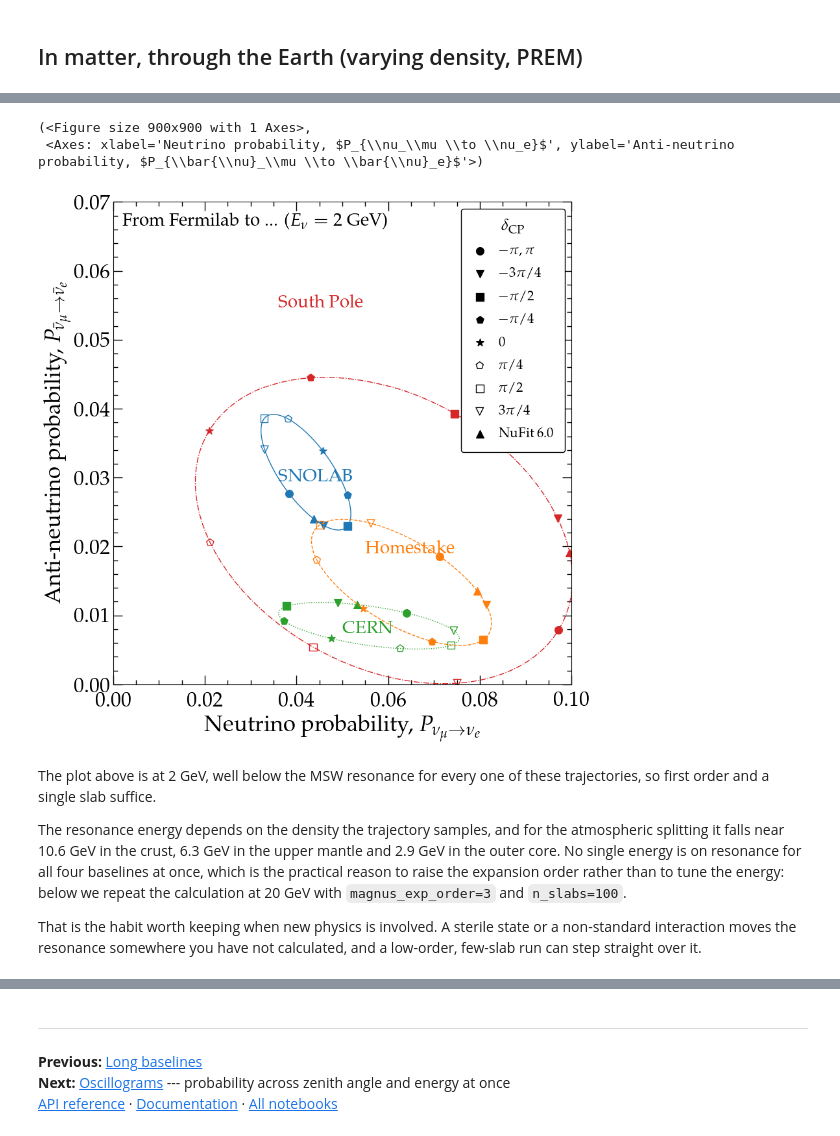
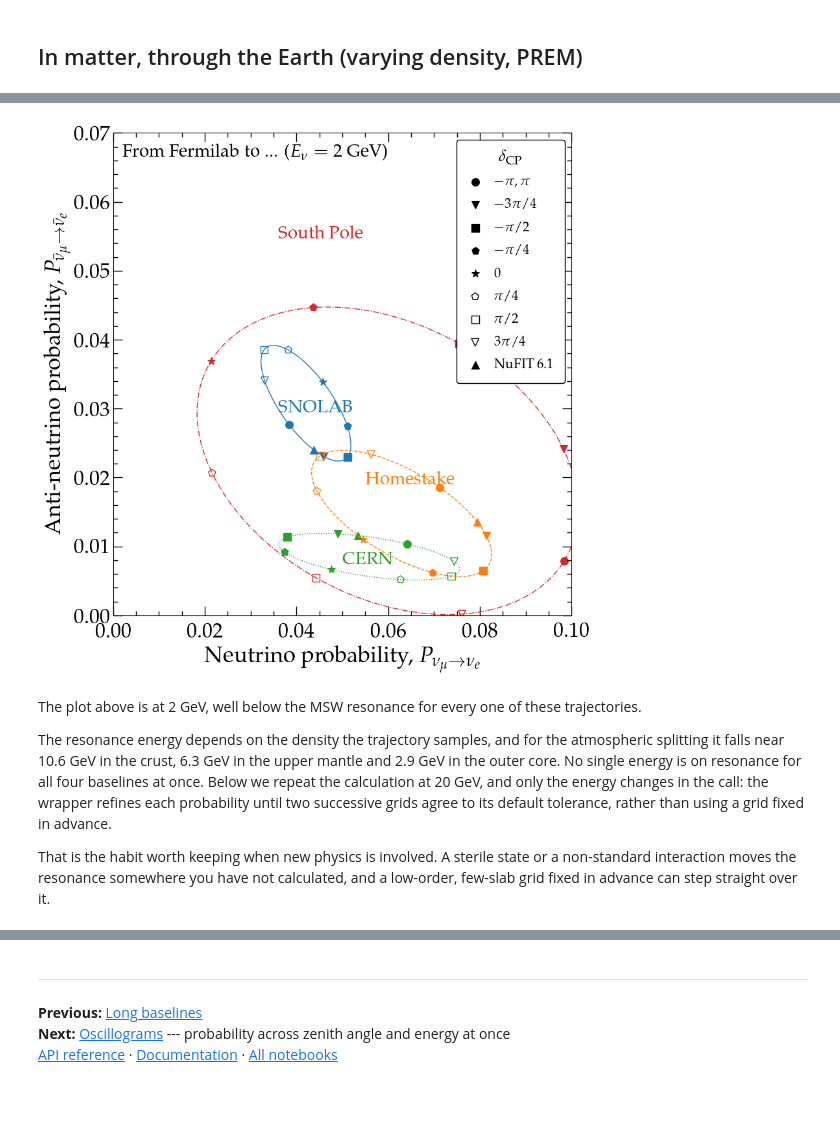
Before and after one commit to mbustama/Magnus, a Jupyter notebook: notebooks/05_magnus_biprobability.ipynb, the cells around one changed output, grey strips where cells are left out. Cells and saved outputs as stored; diff of their text form; code cells hidden in the pictures; blank space fills up the shorter version.

```diff
--- a/notebooks/05_magnus_biprobability.ipynb
+++ b/notebooks/05_magnus_biprobability.ipynb
@@ -701,37 +632,34 @@ detector = South Pole
 # %%
-make_plot_biprobability(prob_nu_arr, prob_nubar_arr,
-                        lc=['C0', 'C1', 'C2', 'C3'], ls=['-', '--', ':', '-.'], lw=[1.0, 1.0, 1.0, 1.0],
-                        points_sel_arr=points_sel_arr,
-                        label_prob_nu=r'Neutrino probability, $P_{\nu_\mu \to \nu_e}$',
-                        label_prob_nubar=r'Anti-neutrino probability, $P_{\bar{\nu}_\mu \to \bar{\nu}_e}$',
-                        annotations=[
-                            {'text': r'From Fermilab to ... ($E_\nu = 2$~GeV)', 'xy': (0.02,0.95), 'color': 'k', 'fontsize': 20,
-                             'ha': 'left'},
-                            {'text': 'SNOLAB', 'xy': (0.36,0.42), 'color': 'C0', 'fontsize': 20, 'ha': 'left'},
-                            {'text': 'Homestake', 'xy': (0.55,0.27), 'color': 'C1', 'fontsize': 20, 'ha': 'left'},
-                            {'text': 'CERN', 'xy': (0.50,0.105), 'color': 'C2', 'fontsize': 20, 'ha': 'left'},
-                            {'text': 'South Pole', 'xy': (0.36,0.78), 'color': 'C3', 'fontsize': 20, 'ha': 'left'}
-                        ],
-                        xaxis_major_locator=mpl.ticker.MultipleLocator(base=0.02),
-                        xaxis_minor_locator=mpl.ticker.MultipleLocator(base=0.005),
-                        yaxis_major_locator=mpl.ticker.MultipleLocator(base=0.01),
-                        yaxis_minor_locator=mpl.ticker.MultipleLocator(base=0.002),
-                        leg_fontsize=15, leg_loc='upper right', leg_ncol=1, xlim=[0,0.10], ylim=[0,0.07], save_fig=False)
+energy = 2*gd.UNIT_GEV # [eV]
+
+fig, ax = plotting.plot_biprobability(
+    configurations=configurations, dcp=dCP_arr, energy=energy, nu_i=nu_i, nu_f=nu_f,
+    num_flavors=3, osc_params=NUFIT_NO, markers=markers_sel, curve_kw=curve_kw,
+    xlabel=label_prob_nu, ylabel=label_prob_nubar,
+    annotations=[
+        {'text': r'From Fermilab to ... ($E_\nu = 2$~GeV)', 'xy': (0.02,0.95), 'color': 'k', 'fontsize': 20,
+         'ha': 'left'},
+        {'text': 'SNOLAB', 'xy': (0.36,0.42), 'color': 'C0', 'fontsize': 20, 'ha': 'left'},
+        {'text': 'Homestake', 'xy': (0.55,0.27), 'color': 'C1', 'fontsize': 20, 'ha': 'left'},
+        {'text': 'CERN', 'xy': (0.50,0.105), 'color': 'C2', 'fontsize': 20, 'ha': 'left'},
+        {'text': 'South Pole', 'xy': (0.36,0.78), 'color': 'C3', 'fontsize': 20, 'ha': 'left'}
+    ],
+    xmajor=0.02, xminor=0.005, ymajor=0.01, yminor=0.002,
+    legend_loc='upper right', legend_kw=dict(fontsize=15, ncol=1, framealpha=1.0),
+    xlim=(0, 0.10), ylim=(0, 0.07))
 # %% [output]
-(<Figure size 900x900 with 1 Axes>,
- <Axes: xlabel='Neutrino probability, $P_{\\nu_\\mu \\to \\nu_e}$', ylabel='Anti-neutrino probability, $P_{\\bar{\\nu}_\\mu \\to \\bar{\\nu}_e}$'>)
-[figure, old version]
+[figure, new version]
 # %% [markdown]
 The plot above is at 2 GeV, well below the MSW resonance for every one of these
-trajectories, so first order and a single slab suffice.
+trajectories.
 
 The resonance energy depends on the density the trajectory samples, and for the
 atmospheric splitting it falls near 10.6 GeV in the crust, 6.3 GeV in the upper mantle and
 2.9 GeV in the outer core.  No single energy is on resonance for all four baselines at
-once, which is the practical reason to raise the expansion order rather than to tune the
-energy: below we repeat the calculation at 20 GeV with `magnus_exp_order=3` and
-`n_slabs=100`.
+once.  Below we repeat the calculation at 20 GeV, and only the energy changes in the
+call: the wrapper refines each probability until two successive grids agree to its
+default tolerance, rather than using a grid fixed in advance.
 
 That is the habit worth keeping when new physics is involved.  A sterile state or a
 non-standard interaction moves the resonance somewhere you have not calculated, and a
-low-order, few-slab run can step straight over it.
+low-order, few-slab grid fixed in advance can step straight over it.
```
Also changed, not shown: parts of 17 cells of this notebook, 12 other files.
